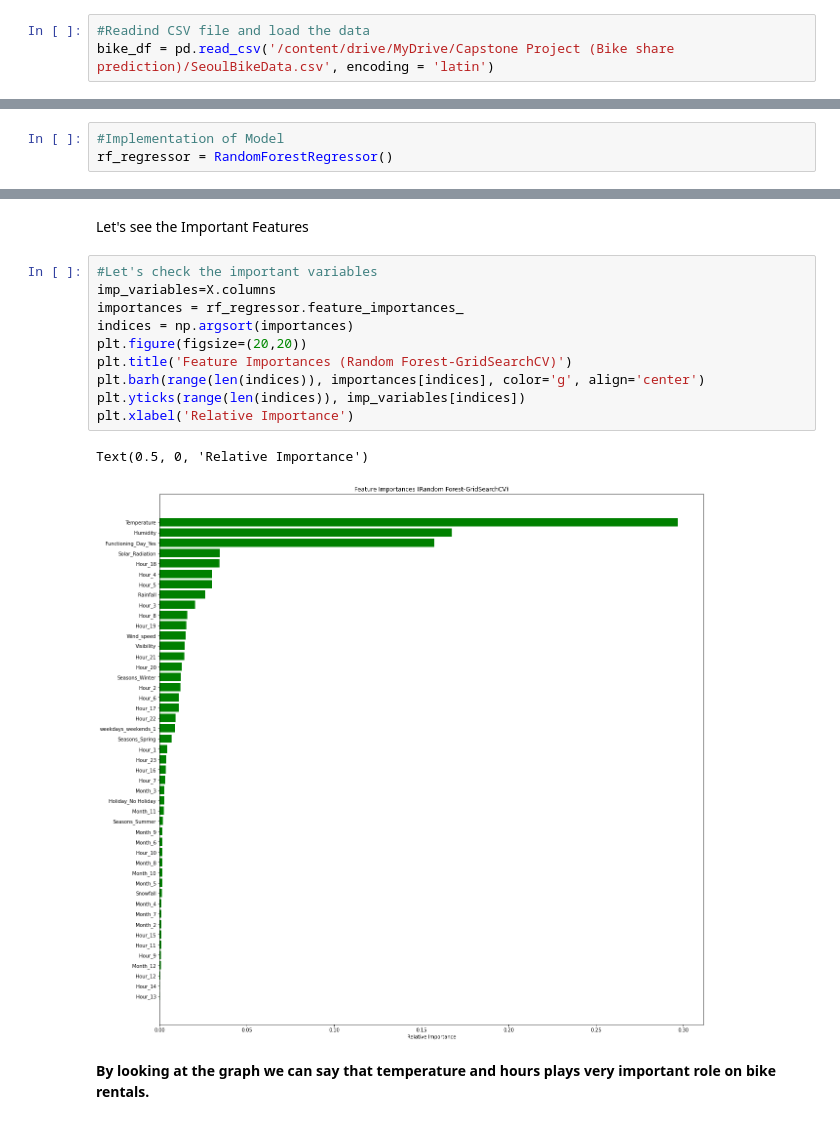
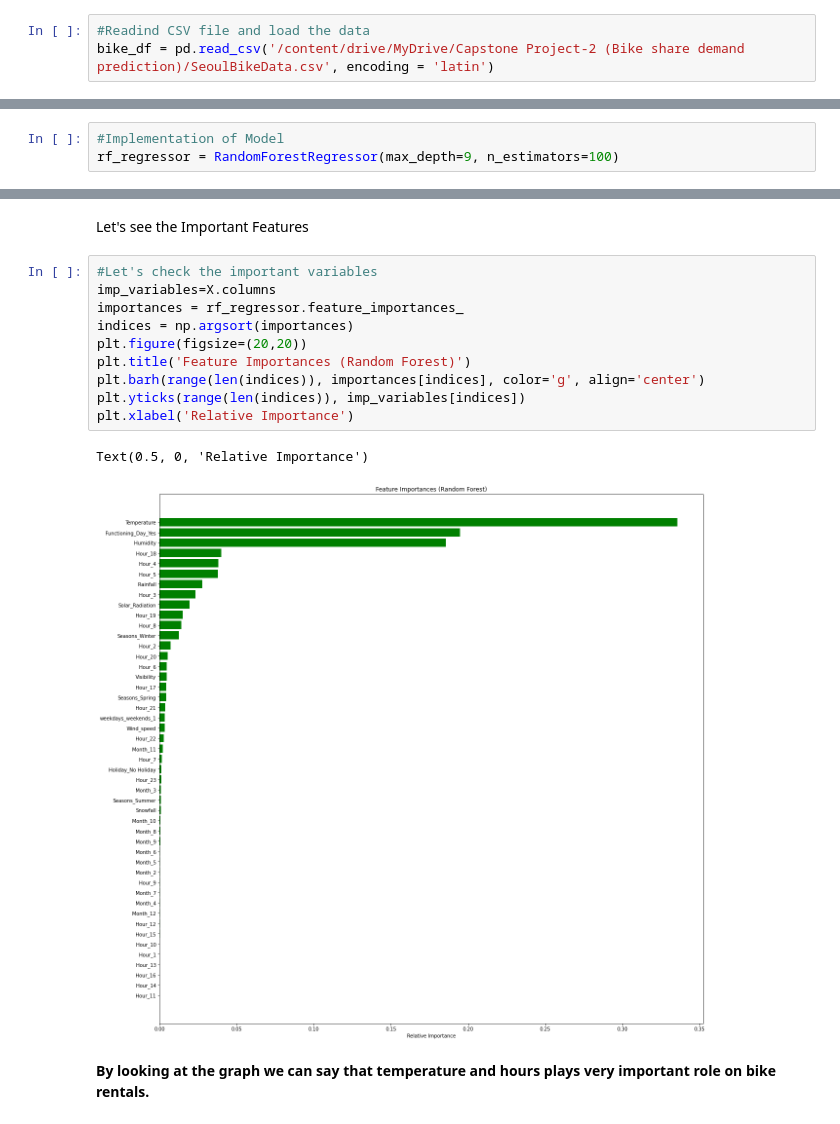
Before and after one commit to sksamima5/Bike-Sharing-Demand-Prediction-, a Jupyter notebook: Bike_Sharing_Demand_Prediction_Capstone_Project.ipynb, the cells around one changed output, grey strips where cells are left out. Drawn from its saved outputs; the diff is of its cells as text.

```diff
--- a/Bike_Sharing_Demand_Prediction_Capstone_Project.ipynb
+++ b/Bike_Sharing_Demand_Prediction_Capstone_Project.ipynb
@@ -77,6 +77,6 @@ Mounted at /content/drive
 # %%
 #Readind CSV file and load the data
-bike_df = pd.read_csv('/content/drive/MyDrive/Capstone Project (Bike share prediction)/SeoulBikeData.csv', encoding = 'latin')
+bike_df = pd.read_csv('/content/drive/MyDrive/Capstone Project-2 (Bike share demand prediction)/SeoulBikeData.csv', encoding = 'latin')
 # %% [markdown]
 #**Let's Explore and Understand about the data**
 # %%
@@ -1750,7 +1770,7 @@ It works in the following manner:
 *   Random Forest can feel like a black box approach for statistical modelers – you have very little control on what the model does. You can at best – try different parameters and random seeds!
 # %%
 #Implementation of Model
-rf_regressor = RandomForestRegressor()
+rf_regressor = RandomForestRegressor(max_depth=9, n_estimators=100)
 # %%
 #Fitting into the Model
 rf_regressor.fit(X_train, y_train)
@@ -1872,16 +1892,16 @@ Let's see the Important Features
 # %%
 #Let's check the important variables
 imp_variables=X.columns
 importances = rf_regressor.feature_importances_
 indices = np.argsort(importances)
 plt.figure(figsize=(20,20))
-plt.title('Feature Importances (Random Forest-GridSearchCV)')
+plt.title('Feature Importances (Random Forest)')
 plt.barh(range(len(indices)), importances[indices], color='g', align='center')
 plt.yticks(range(len(indices)), imp_variables[indices])
 plt.xlabel('Relative Importance')
 # %% [output]
 Text(0.5, 0, 'Relative Importance')
-[figure, old version]
+[figure, new version]
 # %% [markdown]
 **By looking at the graph we can say that temperature and hours plays very important role on bike rentals.**
 # %% [markdown]
```
Also changed, not shown: parts of 52 cells of this notebook.
